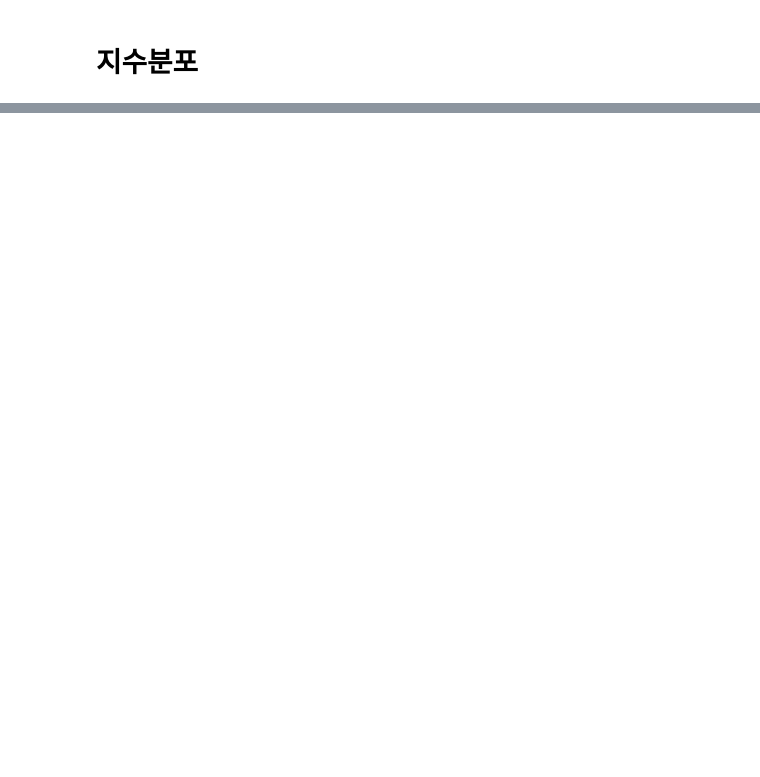
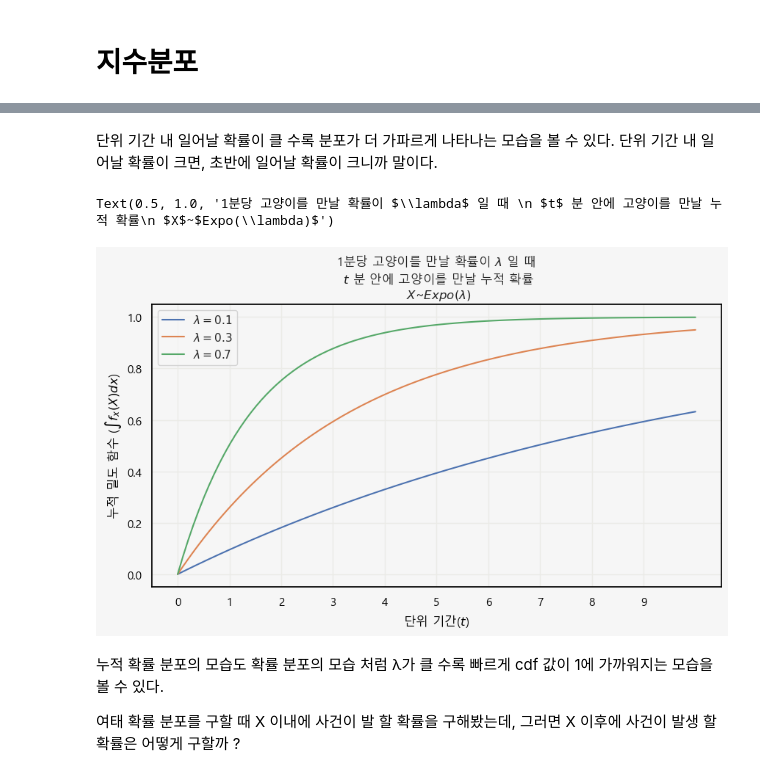
Before and after one commit to yonghyeun/Probability, a Jupyter notebook: 지수분포.ipynb, the cells around one changed output, grey strips where cells are left out. Cells and saved outputs as stored; diff of their text form; code cells hidden in the pictures; blank space fills up the shorter version.

```diff
--- a/지수분포.ipynb
+++ b/지수분포.ipynb
@@ -118,0 +228,26 @@ expo.cdf(5)
+# %% [markdown]
+﻿ 단위 기간 내 일어날 확률이 클 수록 분포가 더 가파르게 나타나는 모습을 볼 수 있다. 단위 기간 내 일어날 확률이 크면, 초반에 일어날 확률이 크니까 말이다.
+# %%
+X = np.linspace(0,10,100)
+
+fig,ax = plt.subplots(figsize = (10,5))
+
+for l in [0.1,0.3,0.7]:
+    expo = Expo(lamb = l)
+    ax.plot(
+        X,expo.cdf(X),label = f'$\lambda = {l}$'
+    )
+ax.legend()
+ax.set_xticks(np.arange(0,10));
+ax.set_xlabel('단위 기간($t$)')
+ax.set_ylabel('누적 밀도 함수 ($\int f_x(X) dx$)')
+ax.set_title('1분당 고양이를 만날 확률이 $\lambda$ 일 때 \n $t$ 분 안에 고양이를 만날 누적 확률\n $X$~$Expo(\lambda)$')
+# %% [output]
+Text(0.5, 1.0, '1분당 고양이를 만날 확률이 $\\lambda$ 일 때 \n $t$ 분 안에 고양이를 만날 누적 확률\n $X$~$Expo(\\lambda)$')
+[figure, added]
+# %% [markdown]
+
+누적 확률 분포의 모습도 확률 분포의 모습 처럼 λ가 클 수록 빠르게 cdf 값이 1에 가까워지는 모습을 볼 수 있다.
+
+
+여태 확률 분포를 구할 때 X 이내에 사건이 발 할 확률을 구해봤는데, 그러면 X 이후에 사건이 발생 할 확률은 어떻게 구할까 ?
```
Also changed, not shown: parts of 16 cells of this notebook.
